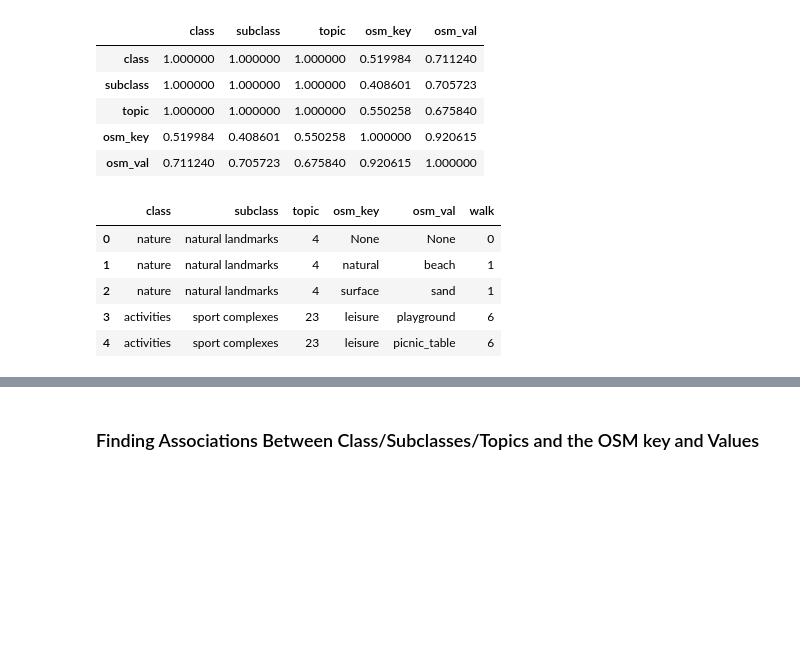
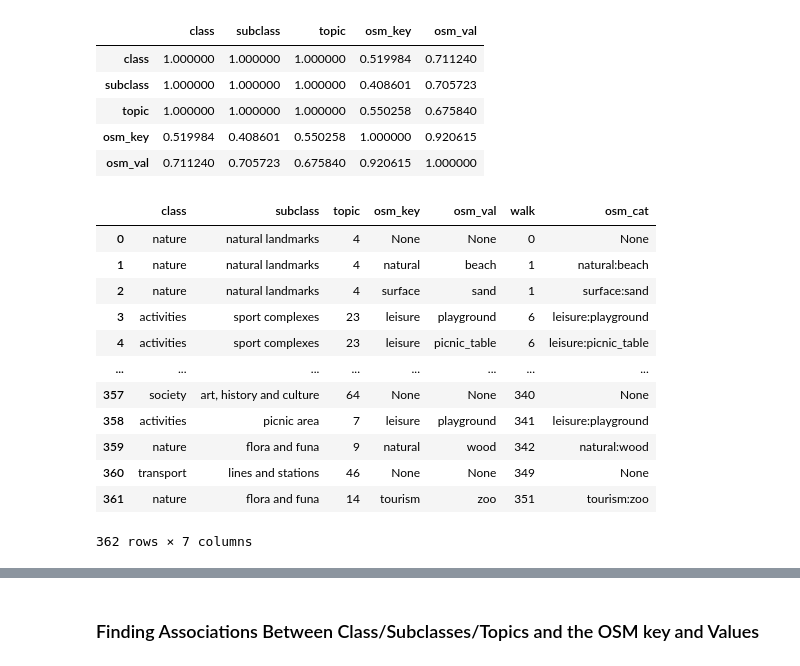
Before and after one commit to hamzeiehsan/leisure-walking-analysis, a Jupyter notebook: 2. annotation analysis.ipynb, the cells around one changed output, grey strips where cells are left out. Cells and saved outputs as stored; diff of their text form; code cells hidden in the pictures; blank space fills up the shorter version.

```diff
--- a/2. annotation analysis.ipynb
+++ b/2. annotation analysis.ipynb
@@ -752,7 +718,7 @@ for key, vals in matched_lw_osm.items():
     for val in vals:
         added = False
         class_id = list(val['class'])[0]
-        subclass_id = list(val['subclsas'])[0]
+        subclass_id = list(val['subclass'])[0]
         topic_id = list(val['topic'])[0]
 
         osm = val['osm']
@@ -844,12 +792,22 @@ def generate_wordcloud(text):
     plt.imshow(wordcloud, interpolation='bilinear')
     plt.axis("off")
     plt.show()
-# %%
-matched_attribute_df.head()
-# %% [output]
-|  | class | subclass | topic | osm_key | osm_val | walk |
-| 0 | nature | natural landmarks | 4 | None | None | 0 |
-| 1 | nature | natural landmarks | 4 | natural | beach | 1 |
-| 2 | nature | natural landmarks | 4 | surface | sand | 1 |
-| 3 | activities | sport complexes | 23 | leisure | playground | 6 |
-| 4 | activities | sport complexes | 23 | leisure | picnic_table | 6 |
+# %%
+matched_attribute_df['subclass'] = matched_attribute_df.apply(lambda row: row['subclass'] if row['subclass'] != 'unknown' else 'sub:unknown', axis=1)
+# %%
+matched_attribute_df['osm_cat'] = matched_attribute_df.apply(lambda row: row['osm_key']+':'+row['osm_val'] if row['osm_key'] is not None else 'None', axis=1)
+matched_attribute_df
+# %% [output]
+|  | class | subclass | topic | osm_key | osm_val | walk | osm_cat |
+| 0 | nature | natural landmarks | 4 | None | None | 0 | None |
+| 1 | nature | natural landmarks | 4 | natural | beach | 1 | natural:beach |
+| 2 | nature | natural landmarks | 4 | surface | sand | 1 | surface:sand |
+| 3 | activities | sport complexes | 23 | leisure | playground | 6 | leisure:playground |
+| 4 | activities | sport complexes | 23 | leisure | picnic_table | 6 | leisure:picnic_table |
+| ... | ... | ... | ... | ... | ... | ... | ... |
+| 357 | society | art, history and culture | 64 | None | None | 340 | None |
+| 358 | activities | picnic area | 7 | leisure | playground | 341 | leisure:playground |
+| 359 | nature | flora and funa | 9 | natural | wood | 342 | natural:wood |
+| 360 | transport | lines and stations | 46 | None | None | 349 | None |
+| 361 | nature | flora and funa | 14 | tourism | zoo | 351 | tourism:zoo |
+362 rows × 7 columns
```
Also changed, not shown: parts of 12 cells of this notebook, 1 other file.
